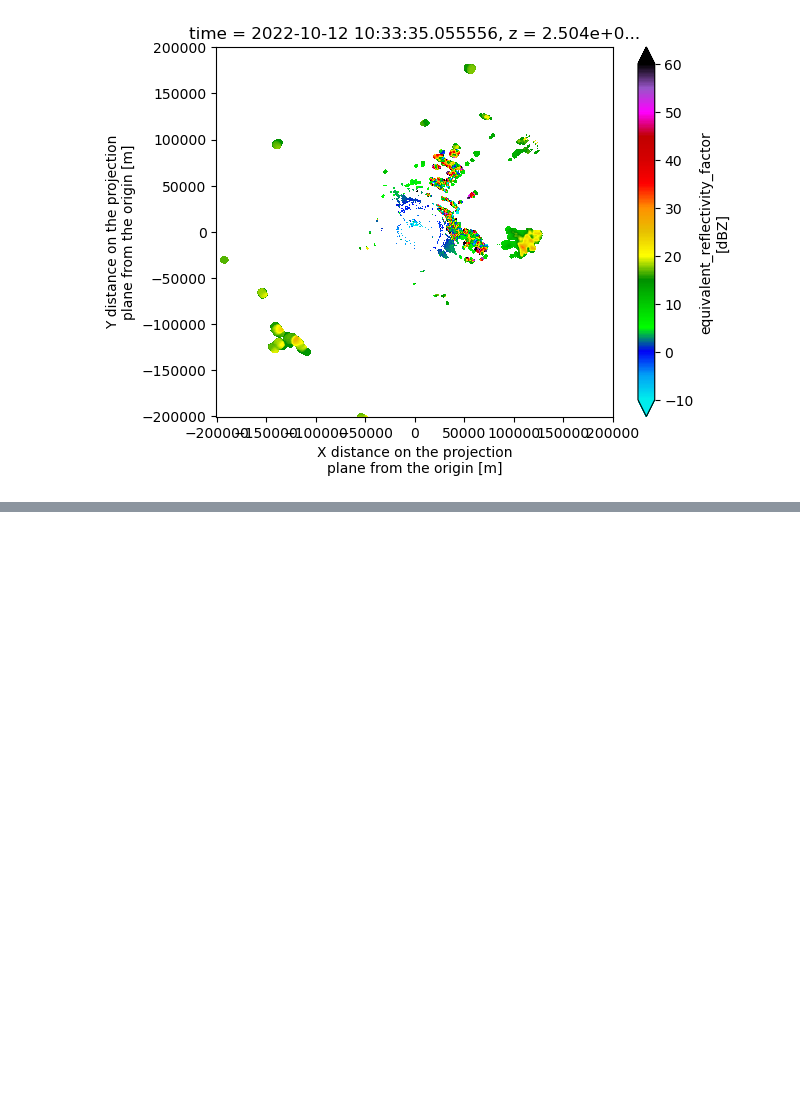
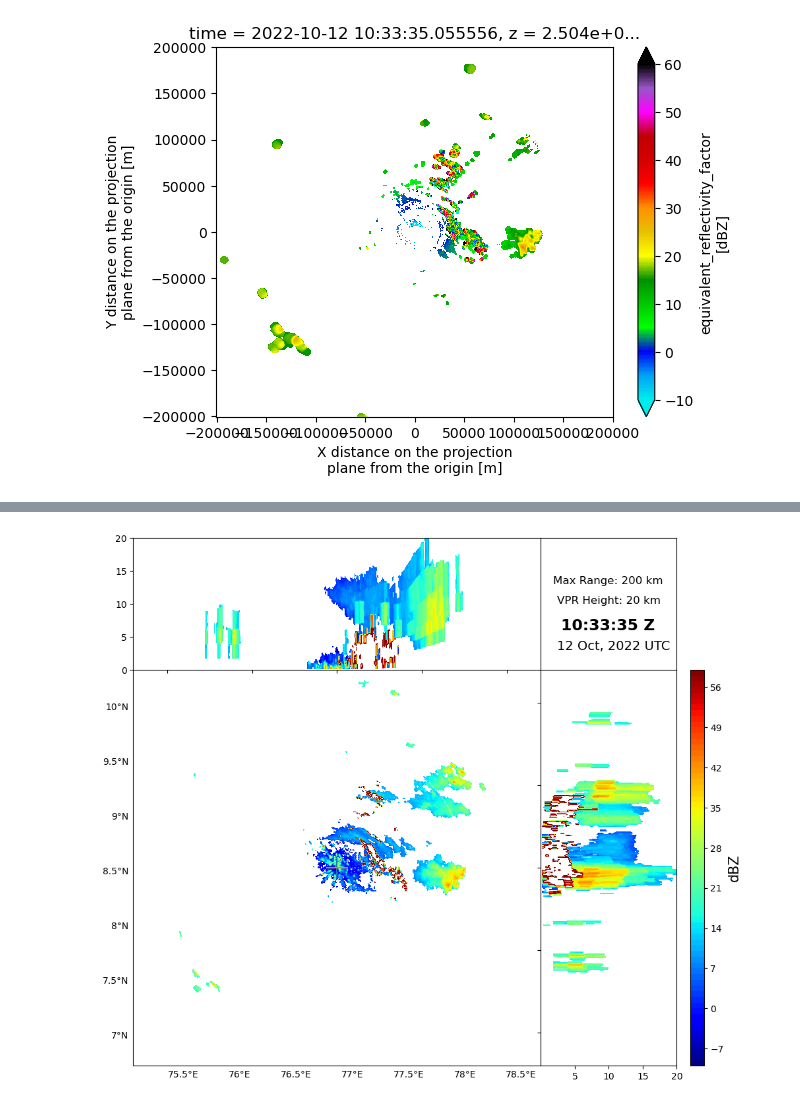
Before and after one commit to syedhamidali/test_scripts, a Jupyter notebook: MOSDAC_TERILS_Radar.ipynb, the cells around one changed output, grey strips where cells are left out. Saved outputs shown, nothing was run; the diff lists cells and outputs as text; code cells hidden in the pictures; blank space fills up the shorter version.

```diff
--- a/MOSDAC_TERILS_Radar.ipynb
+++ b/MOSDAC_TERILS_Radar.ipynb
@@ -104,0 +152,84 @@ xgrid.DBZ[0].sel(z = 2500, method = "nearest").plot(vmin=-10, vmax = 60, cmap =
+# %%
+fig = plt.figure(figsize=(10.3,10))
+# define axes
+left, bottom, width, height = 0.1, 0.1, 0.6, 0.2
+left, bottom, width, height = 0.1, 0.1, 0.6, 0.2
+ax_xy = plt.axes((left, bottom, width, width),projection=ccrs.LambertAzimuthalEqualArea(v.longitude.values,
+                                                                                   v.latitude.values))
+ax_x = plt.axes((left, bottom + width, width, height))
+ax_y = plt.axes((left + width, bottom, height, width))
+ax_cnr = plt.axes((left+width, bottom + width, left+left,height))
+ax_cb = plt.axes((left + width + height + 0.02, bottom, 0.02, width))
+
+# set axis label formatters
+ax_x.xaxis.set_major_formatter(NullFormatter())
+ax_y.yaxis.set_major_formatter(NullFormatter())
+ax_cnr.yaxis.set_major_formatter(NullFormatter())
+ax_cnr.xaxis.set_major_formatter(NullFormatter())
+
+# # label axes
+# ax_xy.set_xlabel("Longitude [°E]",fontsize=15)
+# ax_xy.set_ylabel("Latitude [°N]",fontsize=15)
+# ax_x.set_xlabel("")
+# ax_x.set_ylabel("Height AMSL (km)",fontsize=15)
+# ax_y.set_ylabel("")
+# ax_y.set_xlabel("Height AMSL (km)",fontsize=15)
+
+# draw CAPPI
+plt.sca(ax_xy)
+xy = ax_xy.contourf(trgx,trgy,vol_zh.max(axis=0),cmap='jet',levels=range(-10,60))
+gl = ax_xy.gridlines(crs=ccrs.PlateCarree(), linewidth=1, color='black', alpha=0.5,
+                     linestyle='--', draw_labels=True)
+gl.xlabels_top = False
+gl.ylabels_left = True
+gl.ylabels_right=False
+gl.xlines = False
+gl.ylines = False
+gl.xformatter = LONGITUDE_FORMATTER
+gl.yformatter = LATITUDE_FORMATTER
+# gl.xlabel_style = {'weight': 'bold'}
+# gl.ylabel_style = {'weight': 'bold'}
+
+[ax_xy.plot(r * np.cos(np.arange(0,360) * np.pi / 180),
+         r * np.sin(np.arange(0,360) * np.pi / 180), 'w--', linewidth=1, alpha=0.5) for r in [25000,75000,125000,
+                                                                                              200000]]
+ax_xy.set_xlim(-200000,200000)
+ax_xy.set_ylim(-200000,200000)
+# ax_xy.plot([0,0],[-10000,10000],'-')
+# ax_xy.plot([-10000,10000],[0,0],'-')
+ax_xy.scatter(0,0, marke)
+
+# draw colorbar
+cb = plt.colorbar(xy, cax=ax_cb)
+cb.set_label('dBZ',fontsize=15)
+
+plt.sca(ax_x)
+plt.contourf(trgx/1e3,trgz/1e3,vol_zh.max(axis=1),cmap='jet',levels=range(-10,70))
+# plt.ylim(0,20)
+# plt.yticks([0,5,10,15,20])
+# plt.grid(axis='y')
+
+plt.sca(ax_y)
+plt.contourf(trgz/1e3,trgy/1e3,vol_zh.max(axis=2).T,cmap='jet',levels=range(-10,60))
+# plt.xlim(0,20)
+ax_y.set_xticks([5,10,15,20])
+# plt.grid(axis='x')
+
+plt.sca(ax_cnr)
+plt.tick_params(
+    axis='both',          # changes apply to the x-axis
+    which='both',      # both major and minor ticks are affected
+    bottom=False,      # ticks along the bottom edge are off
+    top=False,         # ticks along the top edge are off
+    left=False,
+    right=False,
+    labelbottom=False)
+# labels along the bottom edge are off
+plt.text(0.09,0.65,'Max Range: 200 km',fontsize=12)
+plt.text(0.12,0.5,'VPR Height: 20 km',fontsize=12)
+plt.text(0.15,0.3,pd.to_datetime(vol[0].time.values).strftime('%H:%M:%S Z'),weight='bold',fontsize=17)
+plt.text(0.12,0.15,pd.to_datetime(vol[0].time.values).strftime('%d %b, %Y UTC'),fontsize=14)
+ax_xy.set_aspect('auto')
+# plt.savefig('plots/'+'Shp_Max-Z_'+str(filename[-29:82])+'.jpg',dpi=200,bbox_inches='tight')
+# %% [output]
+[figure, added]
```
Also changed, not shown: parts of 7 cells of this notebook.
